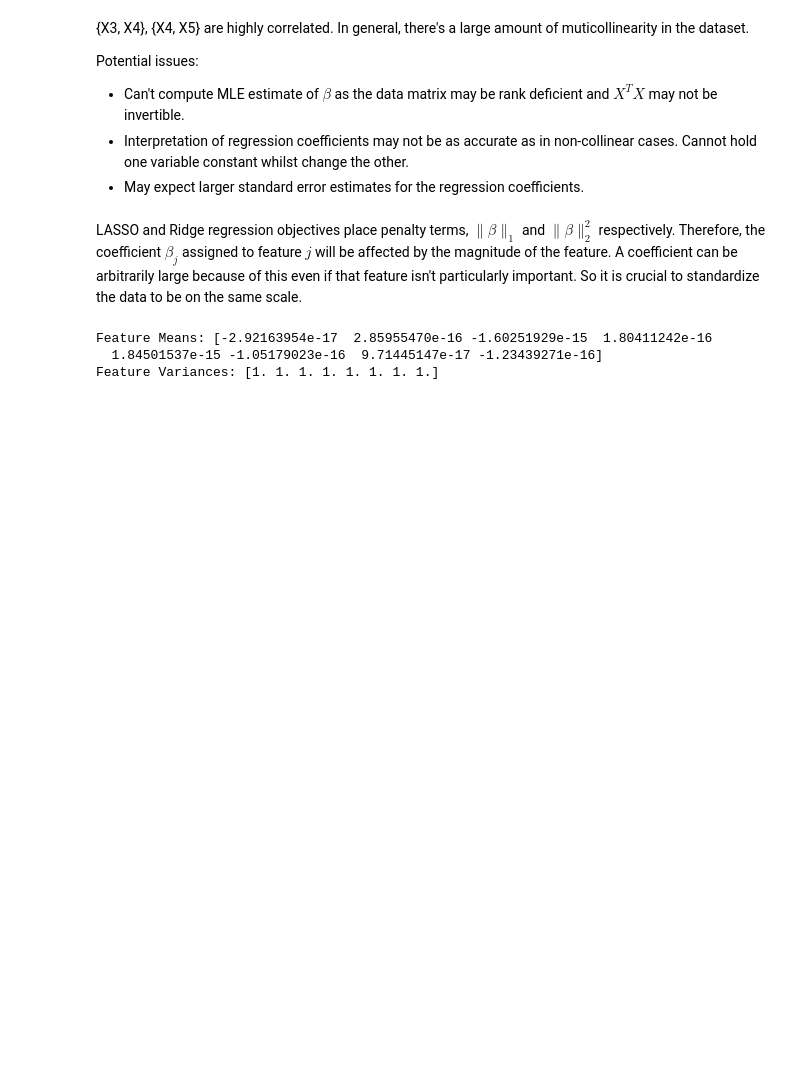
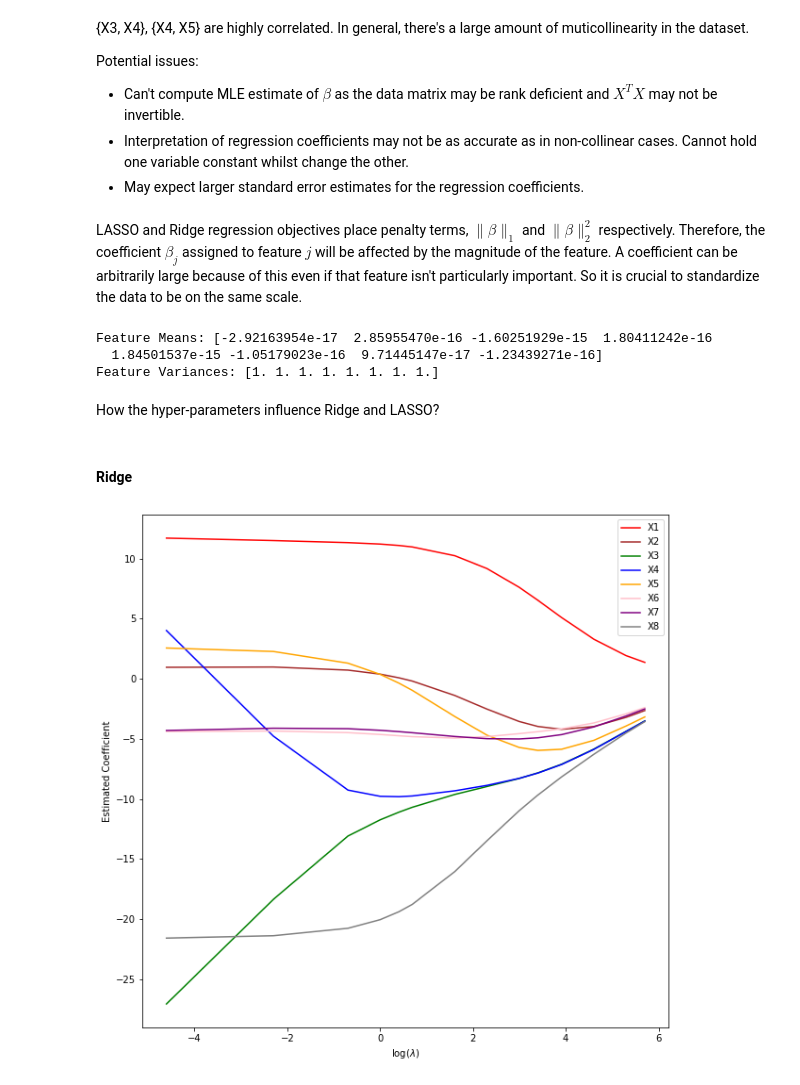
Before and after one commit to FreemanX/Machine-Learning-Notes, a Jupyter notebook: N01_Regression.ipynb, the cells around one changed output. Cells and saved outputs as stored; diff of their text form; code cells hidden in the pictures; blank space fills up the shorter version.

```diff
--- a/N01_Regression.ipynb
+++ b/N01_Regression.ipynb
@@ -216,3 +216,27 @@ print(f"Feature Variances: {scaled_x.var(axis=0)}")     # variance = 1
 Feature Means: [-2.92163954e-17  2.85955470e-16 -1.60251929e-15  1.80411242e-16
   1.84501537e-15 -1.05179023e-16  9.71445147e-17 -1.23439271e-16]
 Feature Variances: [1. 1. 1. 1. 1. 1. 1. 1.]
+# %% [markdown]
+How the hyper-parameters influence Ridge and LASSO?
+# %% [markdown]
+#### Ridge
+# %%
+lambdas = [0.01, 0.1, 0.5, 1, 1.5, 2, 5, 10, 20, 30, 50, 100, 200, 300]
+N = len(lambdas)
+coef_matrix = np.zeros((scaled_x.shape[1], N))
+
+for i in range(N):
+    ridge = Ridge(alpha=lambdas[i]).fit(scaled_x, Y)
+    coef_matrix[:, i] = ridge.coef_
+
+colors = ['red', 'brown', 'green', 'blue', 'orange', 'pink', 'purple', 'grey']
+plt.figure(figsize=(10, 10))
+for i in range(X.shape[1]):
+    lab = "X" + str(i + 1)
+    plt.plot(np.log(lambdas), coef_matrix[i], label=lab, color=colors[i])
+    plt.legend()
+plt.xlabel(r"log($\lambda$)")
+plt.ylabel("Estimated Coefficient")
+plt.show()
+# %% [output]
+[figure, added]
```
Also changed, not shown: parts of 10 cells of this notebook, 3 other files.
